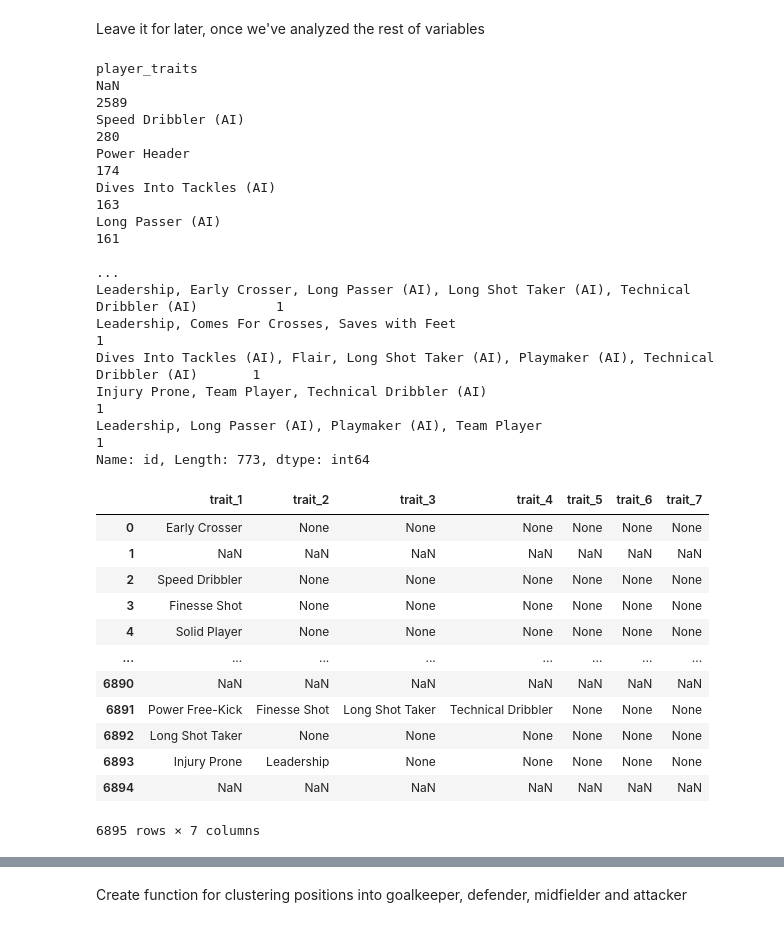
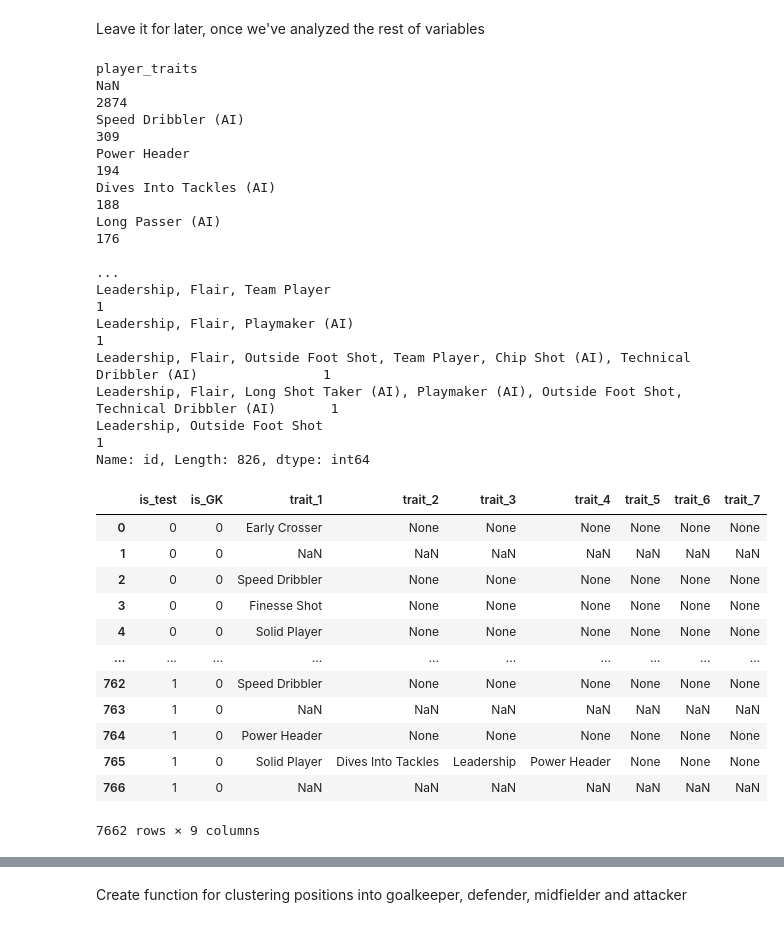
Before and after one commit to mgallon235/ml_football, a Jupyter notebook: mikel_draft_1.ipynb, the cells around one changed output, grey strips where cells are left out. Drawn from its saved outputs; the diff is of its cells as text; code cells hidden in the pictures.

```diff
--- a/mikel_draft_1.ipynb
+++ b/mikel_draft_1.ipynb
@@ -202,48 +274,48 @@ Needs transformation:
 Leave it for later, once we've analyzed the rest of variables
 # %%
 #Check Unique values for player_tags - Check what are the proportions of player tags per position
-dr.groupby('player_traits',dropna = False)['id'].count().sort_values(ascending = False)
+df.groupby('player_traits',dropna = False)['id'].count().sort_values(ascending = False)
 # %% [output]
 player_traits
-NaN                                                                                              2589
-Speed Dribbler (AI)                                                                               280
-Power Header                                                                                      174
-Dives Into Tackles (AI)                                                                           163
-Long Passer (AI)                                                                                  161
-                                                                                                 ...
-Leadership, Early Crosser, Long Passer (AI), Long Shot Taker (AI), Technical Dribbler (AI)          1
-Leadership, Comes For Crosses, Saves with Feet                                                      1
-Dives Into Tackles (AI), Flair, Long Shot Taker (AI), Playmaker (AI), Technical Dribbler (AI)       1
-Injury Prone, Team Player, Technical Dribbler (AI)                                                  1
-Leadership, Long Passer (AI), Playmaker (AI), Team Player                                           1
-Name: id, Length: 773, dtype: int64
+NaN                                                                                                    2874
+Speed Dribbler (AI)                                                                                     309
+Power Header                                                                                            194
+Dives Into Tackles (AI)                                                                                 188
+Long Passer (AI)                                                                                        176
+                                                                                                       ...
+Leadership, Flair, Team Player                                                                            1
+Leadership, Flair, Playmaker (AI)                                                                         1
+Leadership, Flair, Outside Foot Shot, Team Player, Chip Shot (AI), Technical Dribbler (AI)                1
+Leadership, Flair, Long Shot Taker (AI), Playmaker (AI), Outside Foot Shot, Technical Dribbler (AI)       1
+Leadership, Outside Foot Shot                                                                             1
+Name: id, Length: 826, dtype: int64
 # %%
 # remove AI and strip excess space
-dr['player_traits'] = dr['player_traits'].apply(
+df['player_traits'] = df['player_traits'].apply(
     lambda x: x.replace('(AI)', '').strip() if isinstance(x, str) else x
 )
 # %%
 #Saving traits to different columns
-trait_columns = dr['player_traits'].str.split(',', expand=True)
+trait_columns = df['player_traits'].str.split(',', expand=True)
 # %%
 # Concatenate the new columns with the original DataFrame
-dr = pd.concat([dr, trait_columns], axis=1)
+df = pd.concat([df, trait_columns], axis=1)
 # %%
 #Change name of columns
-dr.rename(columns={0:'trait_1',1:'trait_2',2:'trait_3',3:'trait_4',4:'trait_5',5:'trait_6',6:'trait_7' }, inplace=True)
+df.rename(columns={0:'trait_1',1:'trait_2',2:'trait_3',3:'trait_4',4:'trait_5',5:'trait_6',6:'trait_7' }, inplace=True)
 # %%
-dr.iloc[:,70:]
+df.iloc[:,60:]
 # %% [output]
-|  | trait_1 | trait_2 | trait_3 | trait_4 | trait_5 | trait_6 | trait_7 |
-| 0 | Early Crosser | None | None | None | None | None | None |
-| 1 | NaN | NaN | NaN | NaN | NaN | NaN | NaN |
-| 2 | Speed Dribbler | None | None | None | None | None | None |
-| 3 | Finesse Shot | None | None | None | None | None | None |
-| 4 | Solid Player | None | None | None | None | None | None |
-| ... | ... | ... | ... | ... | ... | ... | ... |
-| 6890 | NaN | NaN | NaN | NaN | NaN | NaN | NaN |
-| 6891 | Power Free-Kick | Finesse Shot | Long Shot Taker | Technical Dribbler | None | None | None |
-| 6892 | Long Shot Taker | None | None | None | None | None | None |
-| 6893 | Injury Prone | Leadership | None | None | None | None | None |
-| 6894 | NaN | NaN | NaN | NaN | NaN | NaN | NaN |
+|  | is_test | is_GK | trait_1 | trait_2 | trait_3 | trait_4 | trait_5 | trait_6 | trait_7 |
+| 0 | 0 | 0 | Early Crosser | None | None | None | None | None | None |
+| 1 | 0 | 0 | NaN | NaN | NaN | NaN | NaN | NaN | NaN |
+| 2 | 0 | 0 | Speed Dribbler | None | None | None | None | None | None |
+| 3 | 0 | 0 | Finesse Shot | None | None | None | None | None | None |
+| 4 | 0 | 0 | Solid Player | None | None | None | None | None | None |
+| ... | ... | ... | ... | ... | ... | ... | ... | ... | ... |
+| 762 | 1 | 0 | Speed Dribbler | None | None | None | None | None | None |
+| 763 | 1 | 0 | NaN | NaN | NaN | NaN | NaN | NaN | NaN |
+| 764 | 1 | 0 | Power Header | None | None | None | None | None | None |
+| 765 | 1 | 0 | Solid Player | Dives Into Tackles | Leadership | Power Header | None | None | None |
+| 766 | 1 | 0 | NaN | NaN | NaN | NaN | NaN | NaN | NaN |
-6895 rows × 7 columns
+7662 rows × 9 columns
```
Also changed, not shown: parts of 95 cells of this notebook, 1 other file.
